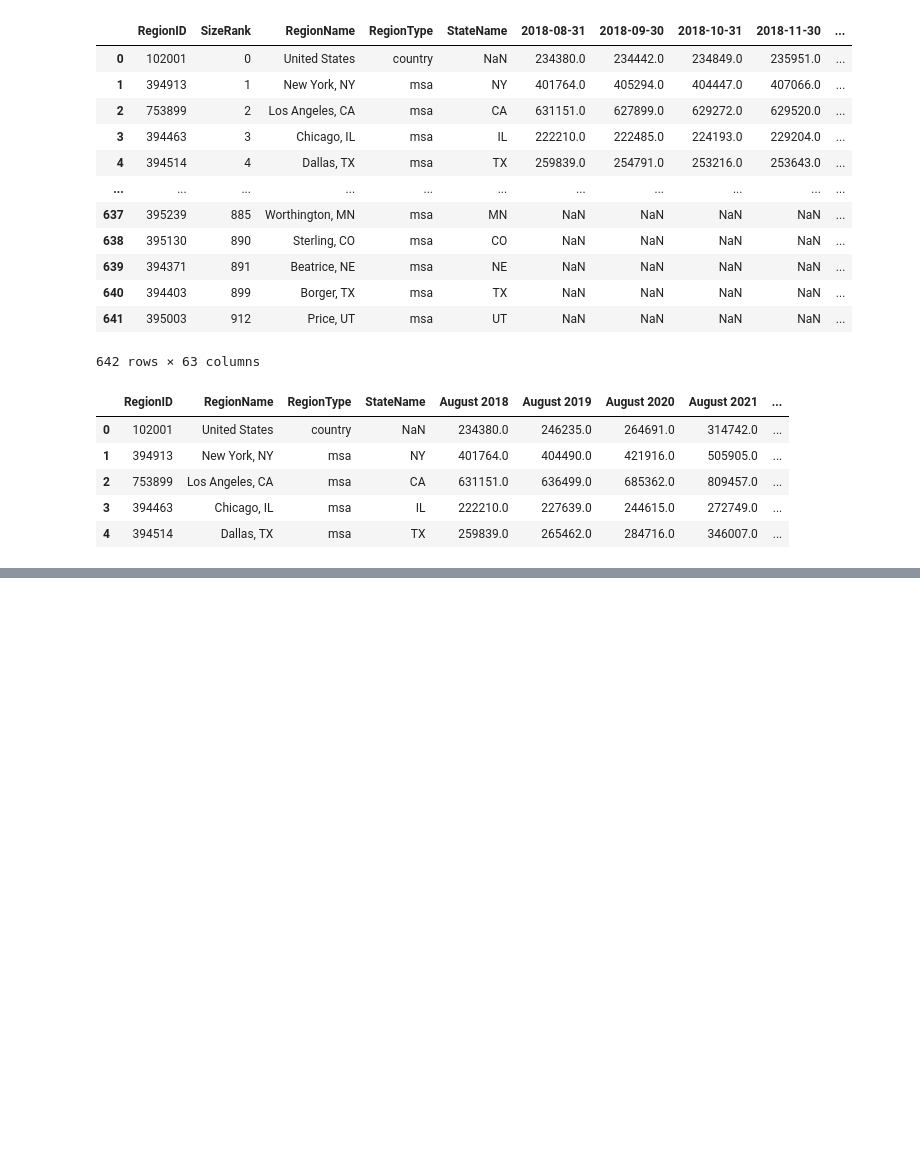
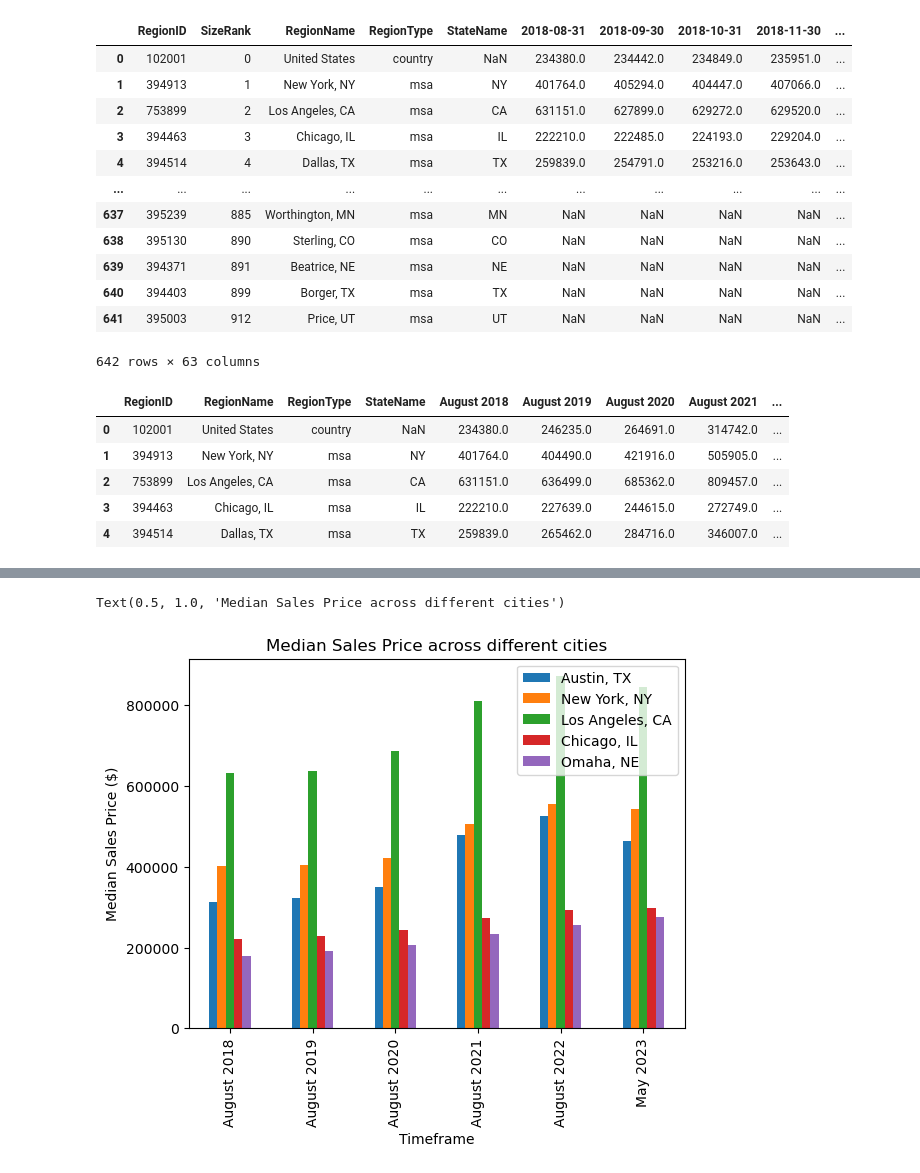
Before and after one commit to ashley-ley/Zillow-Housing-Analysis, a Jupyter notebook: Zillow-Home-Prices-dg.ipynb, the cells around one changed output, grey strips where cells are left out. Saved outputs shown, nothing was run; the diff lists cells and outputs as text; code cells hidden in the pictures; blank space fills up the shorter version.

```diff
--- a/Zillow-Home-Prices-dg.ipynb
+++ b/Zillow-Home-Prices-dg.ipynb
@@ -114,0 +104,8 @@ housing_sale_prices.head()
+# %%
+bar = df.plot.bar()
+plt.ylabel('Median Sales Price ($)')
+plt.xlabel('Timeframe')
+plt.title('Median Sales Price across different cities')
+# %% [output]
+Text(0.5, 1.0, 'Median Sales Price across different cities')
+[figure, added]
```
Also changed, not shown: parts of 1 cell of this notebook.
